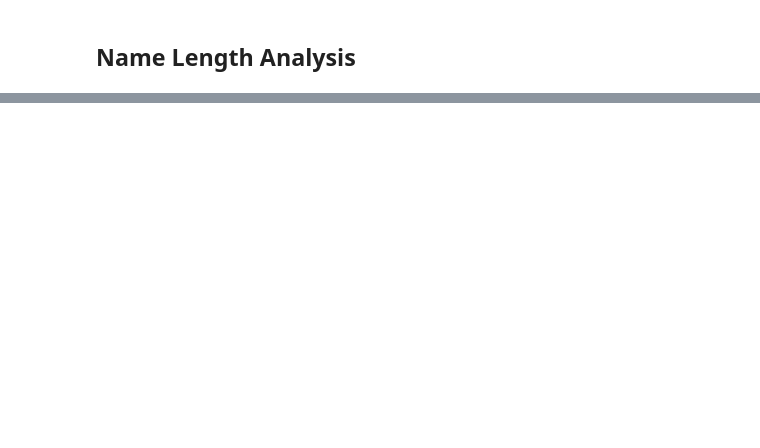
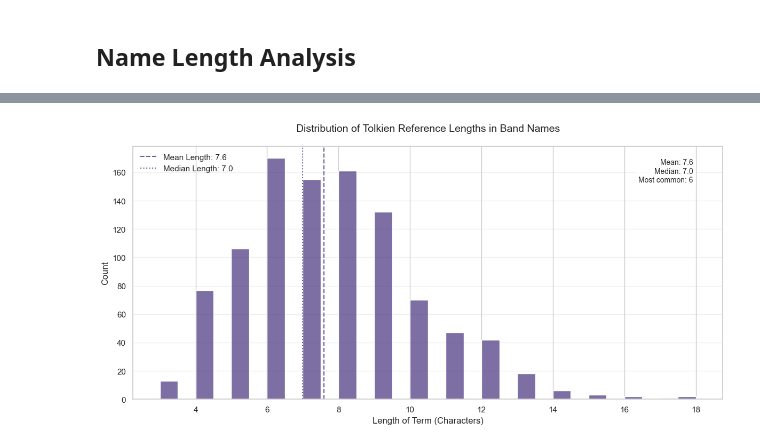
Before and after one commit to stereoabuse/Metal-Earth, a Jupyter notebook: analysis.ipynb, the cells around one changed output, grey strips where cells are left out. Cells and saved outputs as stored; diff of their text form; code cells hidden in the pictures; blank space fills up the shorter version.

```diff
--- a/analysis.ipynb
+++ b/analysis.ipynb
@@ -96 +134,36 @@ Name: Term Length, dtype: float64
+# %%
+# Calculate term lengths first
+matches_df['Term Length'] = matches_df['Search Name'].str.len()
+
+# Create the histogram
+plt.figure(figsize=(12, 6))
+sns.histplot(data=matches_df, x='Term Length', bins=30, alpha=0.7)
+plt.title('Distribution of Tolkien Reference Lengths in Band Names', fontsize=14, pad=20)
+plt.xlabel('Length of Term (Characters)', fontsize=12)
+plt.ylabel('Count', fontsize=12)
+plt.grid(axis='y', alpha=0.3)
+
+# Add mean and median lines using consistent colors from palette
+mean_length = matches_df['Term Length'].mean()
+median_length = matches_df['Term Length'].median()
+
+plt.axvline(x=mean_length, linestyle='--', alpha=0.8,
+            label=f'Mean Length: {mean_length:.1f}')
+plt.axvline(x=median_length, linestyle=':', alpha=0.8,
+            label=f'Median Length: {median_length:.1f}')
+
+plt.legend()
+
+# Add stats in the corner
+stats_text = (f'Mean: {mean_length:.1f}\n'
+             f'Median: {median_length:.1f}\n'
+             f'Most common: {matches_df["Term Length"].mode().iloc[0]}')
+plt.text(0.95, 0.95, stats_text,
+         transform=plt.gca().transAxes,
+         bbox=dict(facecolor='white', alpha=0.8, edgecolor='none'),
+         ha='right', va='top', fontsize=10)
+
+plt.tight_layout()
+# %% [output]
+[figure, added]
 # %%
```
Also changed, not shown: parts of 8 cells of this notebook.
